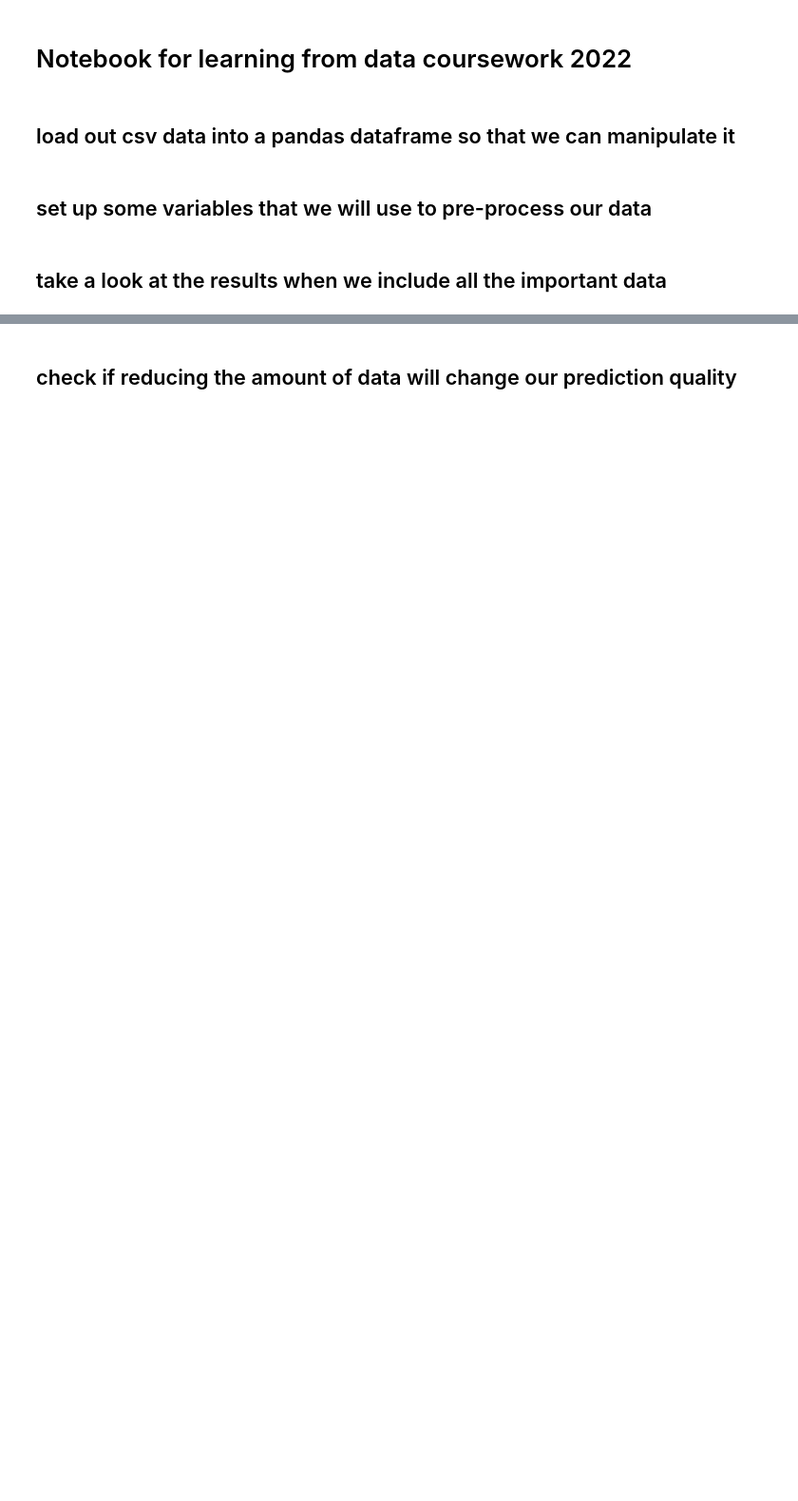
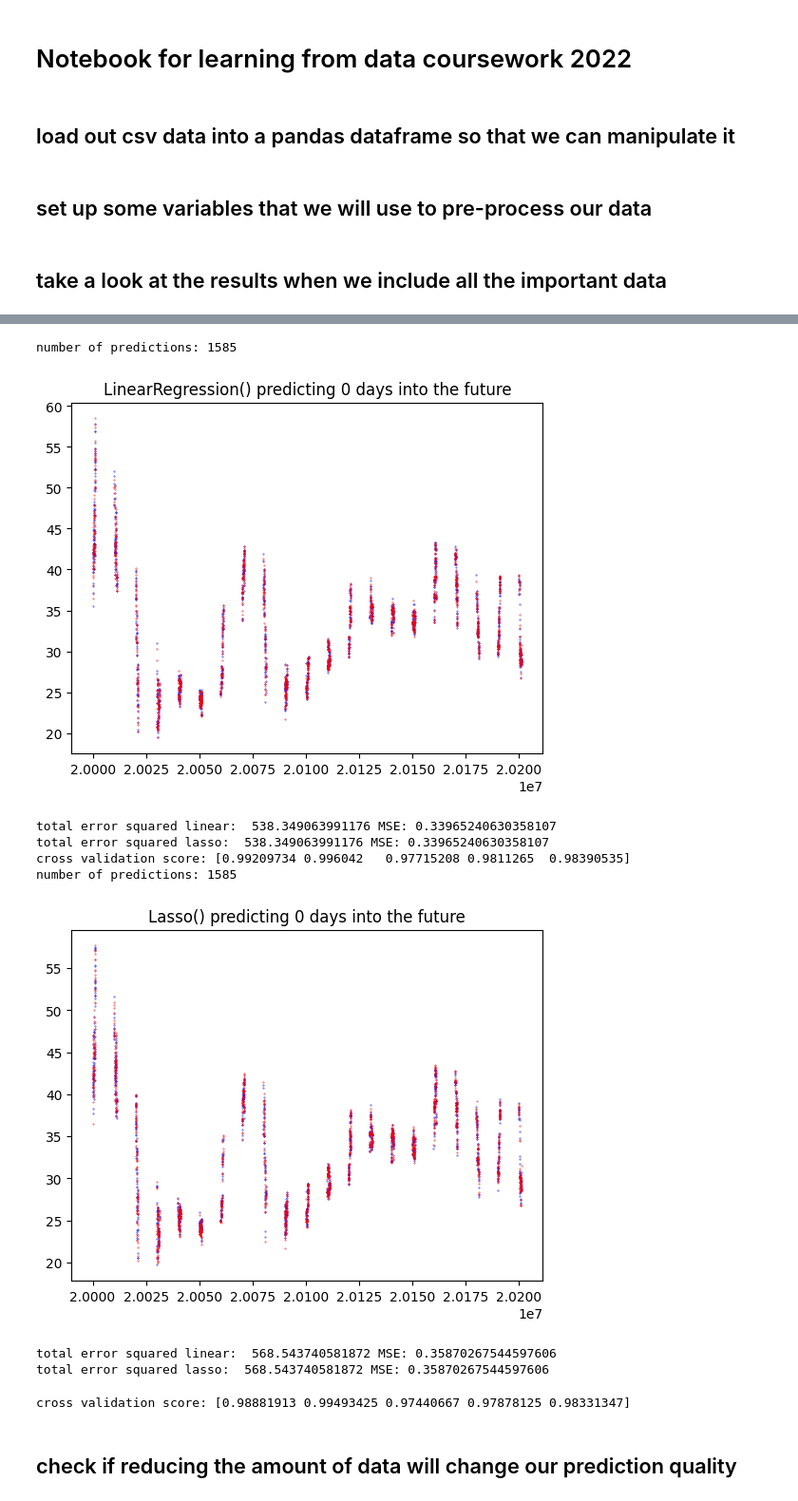
Before and after one commit to ABaker1343/exeter-uni-learning-from-data-coursework, a Jupyter notebook: notebook.ipynb, the cells around one changed output, grey strips where cells are left out. Shown: that part at 95% size. Drawn from its saved outputs; the diff is of its cells as text; code cells hidden in the pictures; blank space fills up the shorter version.

Commit message:
implemented multiple regressions

```diff
--- a/notebook.ipynb
+++ b/notebook.ipynb
@@ -15,0 +16,6 @@ dataframe = pd.read_csv("AT_T_SBC_Stock_Price_Data_2000_2020.csv")
+# %%
+dataframe = pd.read_csv("AT_T_SBC_Stock_Price_Data_2000_2020.csv")
+
+# filter out the columns we dont care about
+important_cols = ["DATE", "OPENPRC", "VOL", "BIDLO", "ASKHI", "PRC"]
+dataframe = dataframe[important_cols]
@@ -91,2 +85,17 @@ total error squared lasso:  517.81657648398 MSE: 0.3266981555103975
+# %%
+
+gen_model(LinearRegression(), dataframe, important_cols, time_series_past=5, time_series_future=0)
+gen_model(Lasso(), dataframe, important_cols, time_series_past=5, time_series_future=0)
+# %% [output]
+number of predictions: 1585
+[figure, added]
+total error squared linear:  538.349063991176 MSE: 0.33965240630358107
+total error squared lasso:  538.349063991176 MSE: 0.33965240630358107
+cross validation score: [0.99209734 0.996042   0.97715208 0.9811265  0.98390535]
+number of predictions: 1585
+[figure, added]
+total error squared linear:  568.543740581872 MSE: 0.35870267544597606
+total error squared lasso:  568.543740581872 MSE: 0.35870267544597606
+cross validation score: [0.98881913 0.99493425 0.97440667 0.97878125 0.98331347]
 # %% [markdown]
 ## check if reducing the amount of data will change our prediction quality
```
Also changed, not shown: parts of 8 cells of this notebook.
